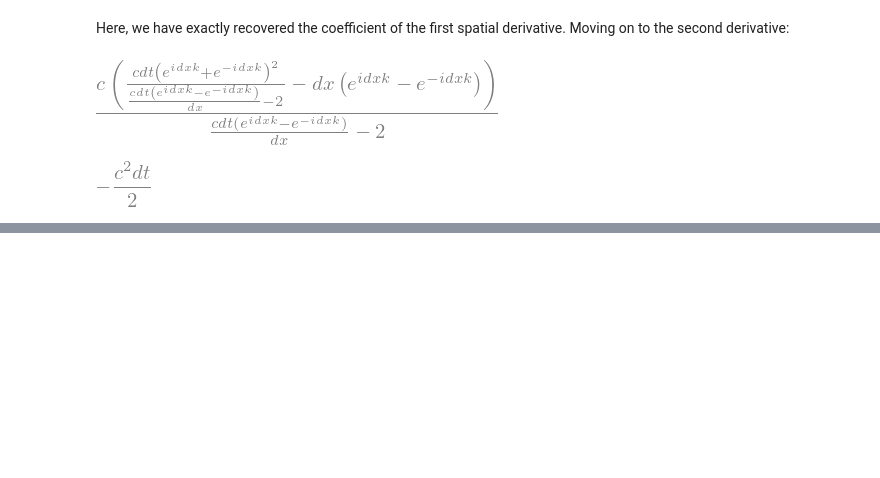
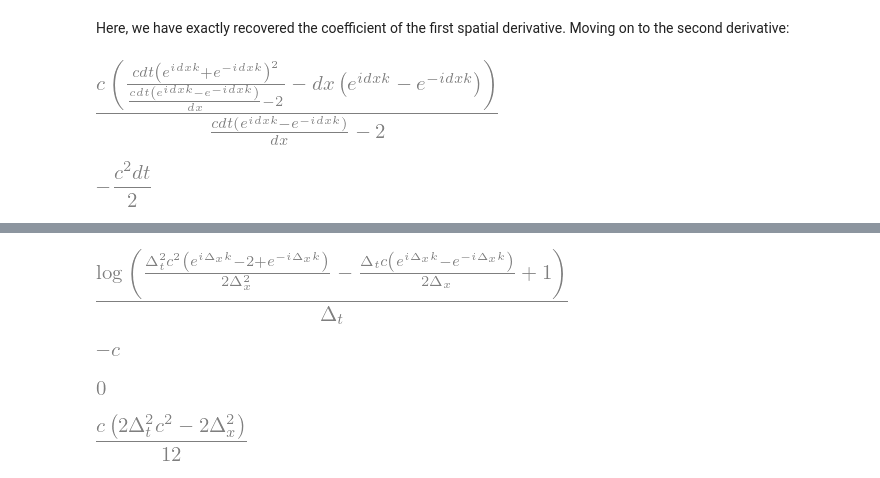
Before and after one commit to mattwilliams06/PythonCFD, a Jupyter notebook: uCFD/hw5.ipynb, the cells around one changed output, grey strips where cells are left out. Cells and saved outputs as stored; diff of their text form; code cells hidden in the pictures; blank space fills up the shorter version.

```diff
--- a/uCFD/hw5.ipynb
+++ b/uCFD/hw5.ipynb
@@ -182,0 +203,8 @@ One solution would be to solve a modified version of the equation where we add t
+# %%
+c, dt, dx, k = symbols('c, Delta_t, Delta_x, k', real=True)
+# %%
+q = 1/dt*log(1-c*dt/2/dx*(exp(I*k*dx)-exp(-I*k*dx)) + c**2*dt**2/2/dx**2*(exp(I*k*dx)-2+exp(-I*k*dx)))
+# %%
+q
+# %% [output]
+[figure, added]
@@ -182,0 +216,4 @@ One solution would be to solve a modified version of the equation where we add t
+# %%
+a1
+# %% [output]
+[figure, added]
@@ -182,0 +225,4 @@ One solution would be to solve a modified version of the equation where we add t
+# %%
+a2
+# %% [output]
+[figure, added]
@@ -182,0 +234,4 @@ One solution would be to solve a modified version of the equation where we add t
+# %%
+a3
+# %% [output]
+[figure, added]
```
Also changed, not shown: parts of 11 cells of this notebook.
